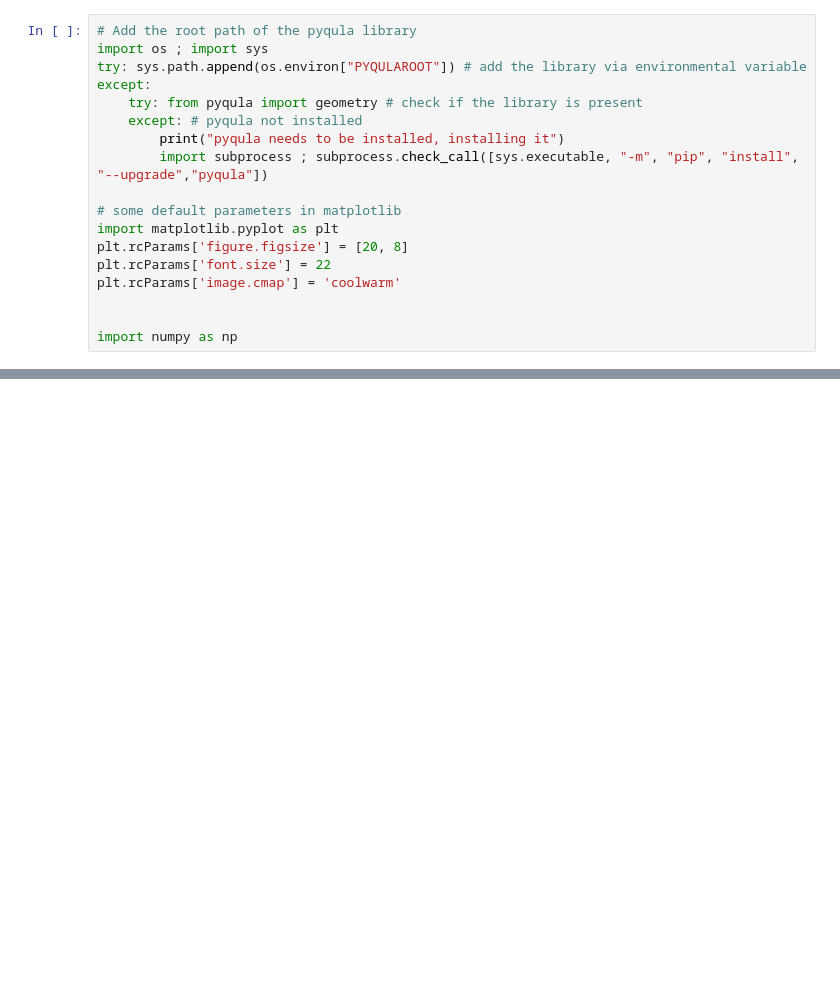
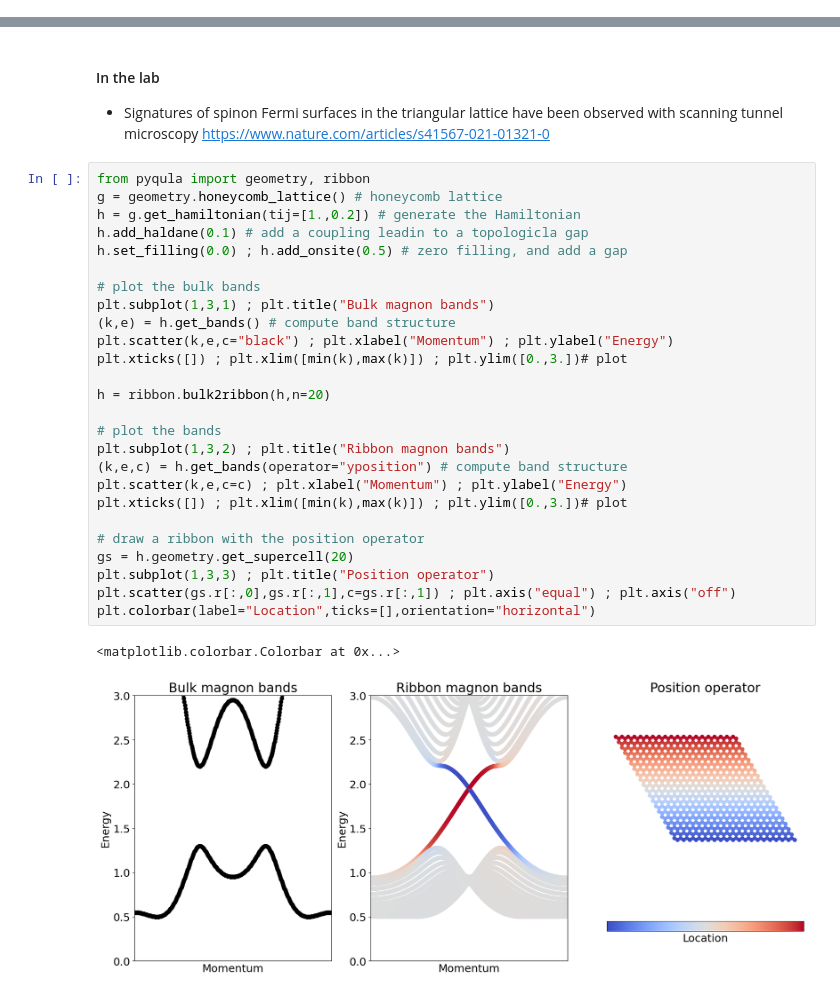
Before and after one commit to joselado/Advanced_Quantum_Materials_2026, a Jupyter notebook: jupyter-notebooks/session8.ipynb, the cells around one changed output, grey strips where cells are left out. Drawn from its saved outputs; the diff is of its cells as text; blank space fills up the shorter version.

```diff
--- a/jupyter-notebooks/session8.ipynb
+++ b/jupyter-notebooks/session8.ipynb
@@ -1,18 +0,0 @@
-# %%
-# Add the root path of the pyqula library
-import os ; import sys
-try: sys.path.append(os.environ["PYQULAROOT"]) # add the library via environmental variable
-except:
-    try: from pyqula import geometry # check if the library is present
-    except: # pyqula not installed
-        print("pyqula needs to be installed, installing it")
-        import subprocess ; subprocess.check_call([sys.executable, "-m", "pip", "install", "--upgrade","pyqula"])
-
-# some default parameters in matplotlib
-import matplotlib.pyplot as plt
-plt.rcParams['figure.figsize'] = [20, 8]
-plt.rcParams['font.size'] = 22
-plt.rcParams['image.cmap'] = 'coolwarm'
-
-
-import numpy as np
@@ -665,0 +67,33 @@ plt.tight_layout()
+# %% [markdown]
+#### In the lab
+- Signatures of spinon Fermi surfaces in the triangular lattice have been observed with scanning tunnel microscopy
+https://www.nature.com/articles/s41567-021-01321-0
+# %%
+from pyqula import geometry, ribbon
+g = geometry.honeycomb_lattice() # honeycomb lattice
+h = g.get_hamiltonian(tij=[1.,0.2]) # generate the Hamiltonian
+h.add_haldane(0.1) # add a coupling leadin to a topologicla gap
+h.set_filling(0.0) ; h.add_onsite(0.5) # zero filling, and add a gap
+
+# plot the bulk bands
+plt.subplot(1,3,1) ; plt.title("Bulk magnon bands")
+(k,e) = h.get_bands() # compute band structure
+plt.scatter(k,e,c="black") ; plt.xlabel("Momentum") ; plt.ylabel("Energy")
+plt.xticks([]) ; plt.xlim([min(k),max(k)]) ; plt.ylim([0.,3.])# plot
+
+h = ribbon.bulk2ribbon(h,n=20)
+
+# plot the bands
+plt.subplot(1,3,2) ; plt.title("Ribbon magnon bands")
+(k,e,c) = h.get_bands(operator="yposition") # compute band structure
+plt.scatter(k,e,c=c) ; plt.xlabel("Momentum") ; plt.ylabel("Energy")
+plt.xticks([]) ; plt.xlim([min(k),max(k)]) ; plt.ylim([0.,3.])# plot
+
+# draw a ribbon with the position operator
+gs = h.geometry.get_supercell(20)
+plt.subplot(1,3,3) ; plt.title("Position operator")
+plt.scatter(gs.r[:,0],gs.r[:,1],c=gs.r[:,1]) ; plt.axis("equal") ; plt.axis("off")
+plt.colorbar(label="Location",ticks=[],orientation="horizontal")
+# %% [output]
+<matplotlib.colorbar.Colorbar at 0x...>
+[figure, added]
```
Also changed, not shown: parts of 62 cells of this notebook, 20 other files.
